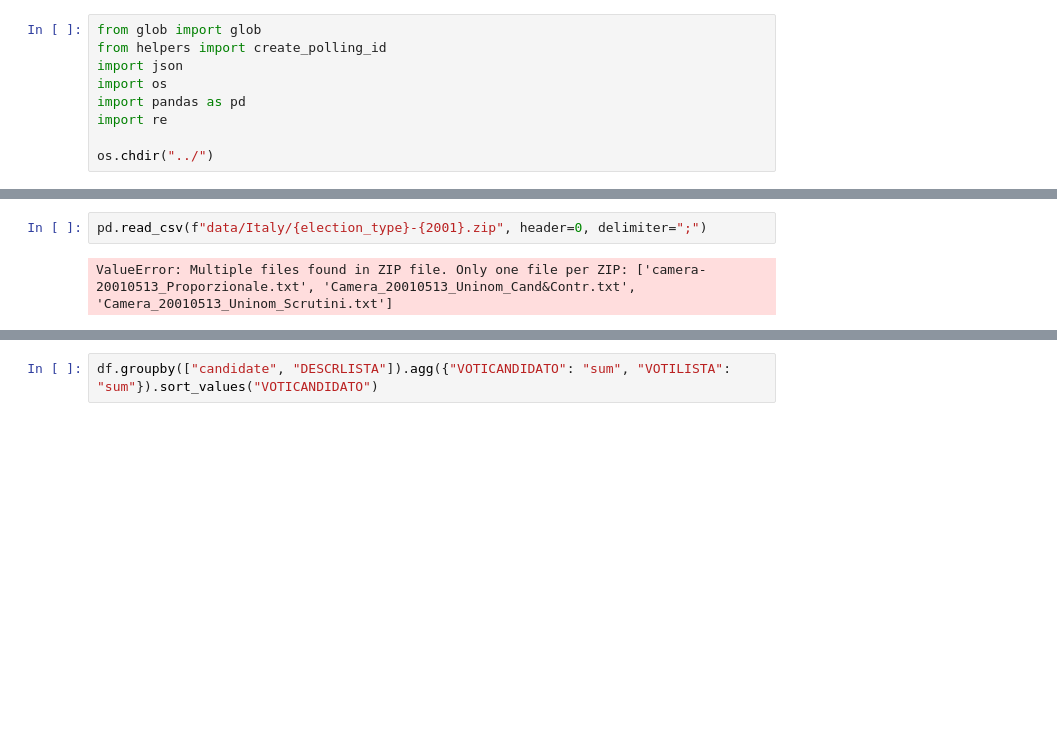
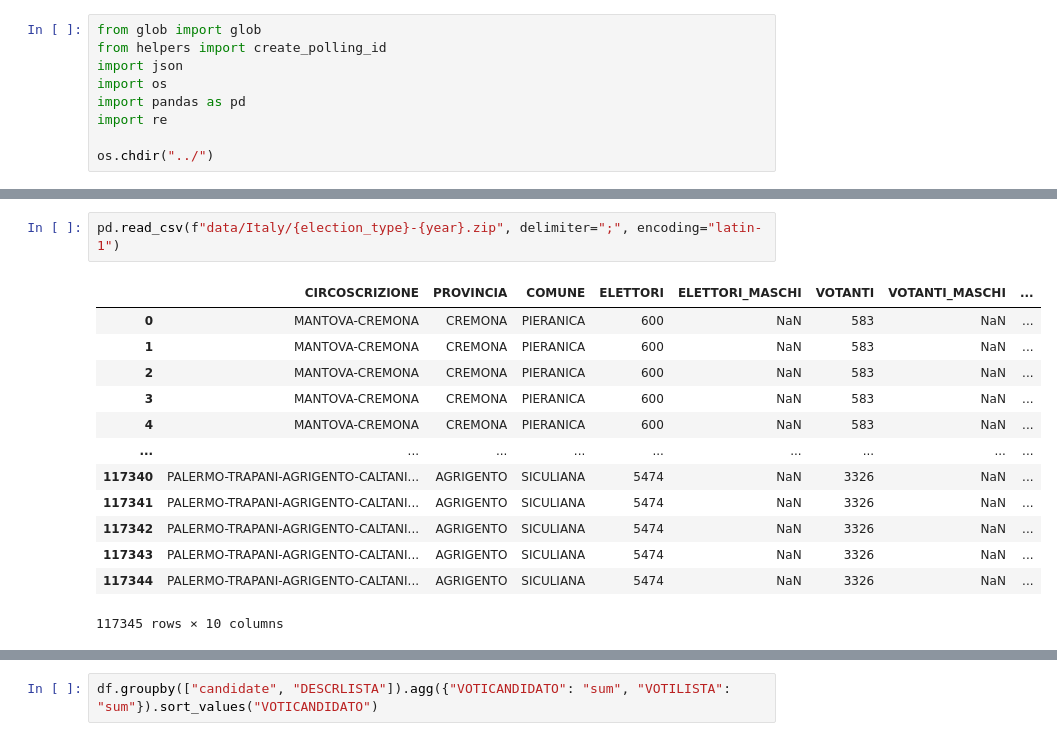
Before and after one commit to cnavarreteliz/atlas-elections-data, a Jupyter notebook: Pipelines/Italy v2.ipynb, the cells around one changed output, grey strips where cells are left out. Drawn from its saved outputs; the diff is of its cells as text; blank space fills up the shorter version.

```diff
--- a/Pipelines/Italy v2.ipynb
+++ b/Pipelines/Italy v2.ipynb
@@ -14,7 +15,19 @@ year = 2001
 # %%
-pd.read_csv(f"data/Italy/{election_type}-{2001}.zip", header=0, delimiter=";")
+pd.read_csv(f"data/Italy/{election_type}-{year}.zip", delimiter=";", encoding="latin-1")
 # %% [output]
+|  | CIRCOSCRIZIONE | PROVINCIA | COMUNE | ELETTORI | ELETTORI_MASCHI | VOTANTI | VOTANTI_MASCHI | ... |
+| 0 | MANTOVA-CREMONA | CREMONA | PIERANICA | 600 | NaN | 583 | NaN | ... |
+| 1 | MANTOVA-CREMONA | CREMONA | PIERANICA | 600 | NaN | 583 | NaN | ... |
+| 2 | MANTOVA-CREMONA | CREMONA | PIERANICA | 600 | NaN | 583 | NaN | ... |
+| 3 | MANTOVA-CREMONA | CREMONA | PIERANICA | 600 | NaN | 583 | NaN | ... |
+| 4 | MANTOVA-CREMONA | CREMONA | PIERANICA | 600 | NaN | 583 | NaN | ... |
+| ... | ... | ... | ... | ... | ... | ... | ... | ... |
+| 117340 | PALERMO-TRAPANI-AGRIGENTO-CALTANI... | AGRIGENTO | SICULIANA | 5474 | NaN | 3326 | NaN | ... |
+| 117341 | PALERMO-TRAPANI-AGRIGENTO-CALTANI... | AGRIGENTO | SICULIANA | 5474 | NaN | 3326 | NaN | ... |
+| 117342 | PALERMO-TRAPANI-AGRIGENTO-CALTANI... | AGRIGENTO | SICULIANA | 5474 | NaN | 3326 | NaN | ... |
+| 117343 | PALERMO-TRAPANI-AGRIGENTO-CALTANI... | AGRIGENTO | SICULIANA | 5474 | NaN | 3326 | NaN | ... |
+| 117344 | PALERMO-TRAPANI-AGRIGENTO-CALTANI... | AGRIGENTO | SICULIANA | 5474 | NaN | 3326 | NaN | ... |
-ValueError: Multiple files found in ZIP file. Only one file per ZIP: ['camera-20010513_Proporzionale.txt', 'Camera_20010513_Uninom_Cand&Contr.txt', 'Camera_20010513_Uninom_Scrutini.txt']
+117345 rows × 10 columns
 # %%
 import zipfile
 import pandas as pd
```
Also changed, not shown: parts of 8 cells of this notebook, 16 other files.
